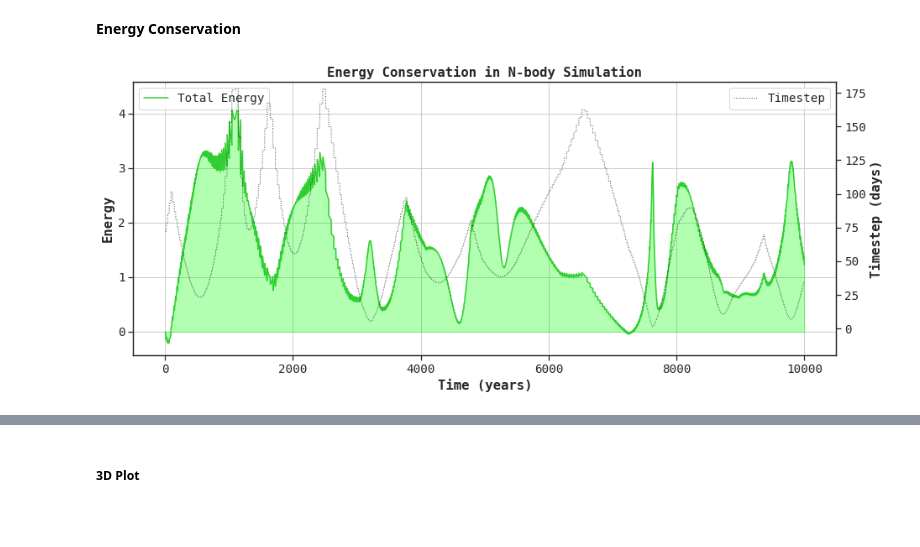
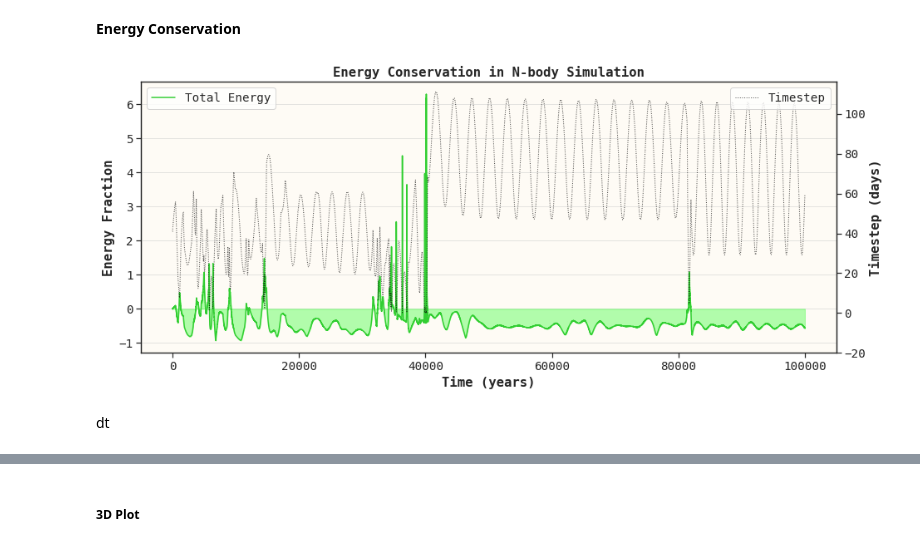
Before and after one commit to quartzar/n-body-cuda, a Jupyter notebook: nbody_notebook.ipynb, the cells around one changed output, grey strips where cells are left out. Cells and saved outputs as stored; diff of their text form; code cells hidden in the pictures; blank space fills up the shorter version.

```diff
--- a/nbody_notebook.ipynb
+++ b/nbody_notebook.ipynb
@@ -285,0 +296,32 @@ def find_bound_pairs(data):
+# %%
+# Initialize an empty list to store the binary counts and mass bin labels
+binary_counts_data = []
+
+# Define the minimum and maximum mass values
+min_mass = 0.01
+max_mass = combined_masses.max()
+
+# Define the number of logarithmic mass bins
+num_bins = 8
+
+# Create an array of logarithmically spaced mass bins
+mass_bins = np.logspace(np.log10(min_mass), np.log10(max_mass), num_bins + 1)
+
+for simulation_run, pairs in enumerate(combined_bound_pairs):
+    for i in range(num_bins):
+        mass_bin = (mass_bins[i], mass_bins[i + 1])
+        label = f'{mass_bin[0]:.2f}-{mass_bin[1]:.2f}'
+        mass_bin_pairs = [pair for pair in pairs if mass_bin[0] <= combined_masses[pair[0]] < mass_bin[1]]
+        binary_counts_data.append({'Simulation Run': simulation_run, 'Mass Bin': label, 'Binary Count': len(mass_bin_pairs)})
+
+# Create a DataFrame containing the binary counts per mass bin
+binary_counts_df = pd.DataFrame(binary_counts_data)
+
+# Create a Seaborn grouped boxplot to visualize the binary counts per mass bin
+sns.set(style="whitegrid")
+plt.figure(figsize=(12, 6))
+ax = sns.boxplot(data=binary_counts_df, x="Mass Bin", y="Binary Count", hue="Simulation Run", palette="viridis")
+ax.set_title('Binary Counts per Mass Bin')
+ax.set_xlabel('Mass Bin (M$_\odot$)')
+ax.set_ylabel('Binary Count')
+plt.show()
@@ -286,7 +462,9 @@ def find_bound_pairs(data):
 # %% [markdown]
 #### - Data retrieval
 # %%
-df, time_arr, current_time_arr, delta_time_arr, n_bodies, softening_factor, total_snapshots, total_time = process_data("n-10-cluster-01")
+df, time_arr, current_time_arr, delta_time_arr, n_bodies, softening_factor, total_snapshots, total_time = process_data("n-50-cluster-04")
 GPE, KE, totalE = systemEnergy(df)
-df = find_bound_pairs(df)
+df = find_bound_pairs(df, total_snapshots, n_bodies)
+binary_counts = df['pairs'].apply(lambda row: sum(1 for _ in row))
+# ejection_timescales = find_ejection_timescale(df, n_bodies, total_snapshots)
 # %% [output]
@@ -392,37 +801,39 @@ y_data_dt = delta_time_arr
 # Create the plot
 fig, ax = plt.subplots()
 fig.set_size_inches(15, 6)
-ax.grid(True)
-
+ax.grid(axis='y', alpha=0.5)
+ax.set_facecolor((254/255, 251/255, 245/255, 1))
 # Plot the data
 # plt.plot(x_data, y_data_gpe, label='Gravitational Potential Energy (GPE)', linestyle='-', marker='.')
 # plt.plot(x_data, y_data_ke, label='Kinetic Energy (KE)', linestyle='-', marker='o')
 ax.plot(x_data, y_data_total, label='Total Energy', linestyle='-', color='limegreen', linewidth=1.5)
 
 # Set labels and title
 ax.set_xlabel('Time (years)')
-ax.set_ylabel('Energy')
+ax.set_ylabel('Energy Fraction')
 ax.set_title('Energy Conservation in N-body Simulation')
 
 # Create a second y-axis for the timestep
 ax2 = ax.twinx()
 
 # Set the y-axis limits
 ax2.set_ylim(-20, max(y_data_dt) + 5)
 
 # Plot the timestep data on the secondary y-axis
 ax2.plot(x_data, y_data_dt, label='Timestep', linestyle=':', color='black', alpha=0.7, linewidth=1)
 
 # Set the ylabel for the secondary y-axis
 ax2.set_ylabel('Timestep (days)')
 
 # Fill the area under the Total Energy curve
 ax.fill_between(x_data, 0, y_data_total, alpha=0.3, color='lime')
 # ax2.fill_between(x_data, 0, y_data_dt, alpha=0.2)
 
 # Add a legend & show the plot
 ax.legend(loc='upper left')
 ax2.legend(loc='upper right')
 plt.show()
 # %% [output]
-[figure, old version]
+[figure, new version]
+# %% [markdown]
+dt
```
Also changed, not shown: parts of 27 cells of this notebook, 16 other files.
